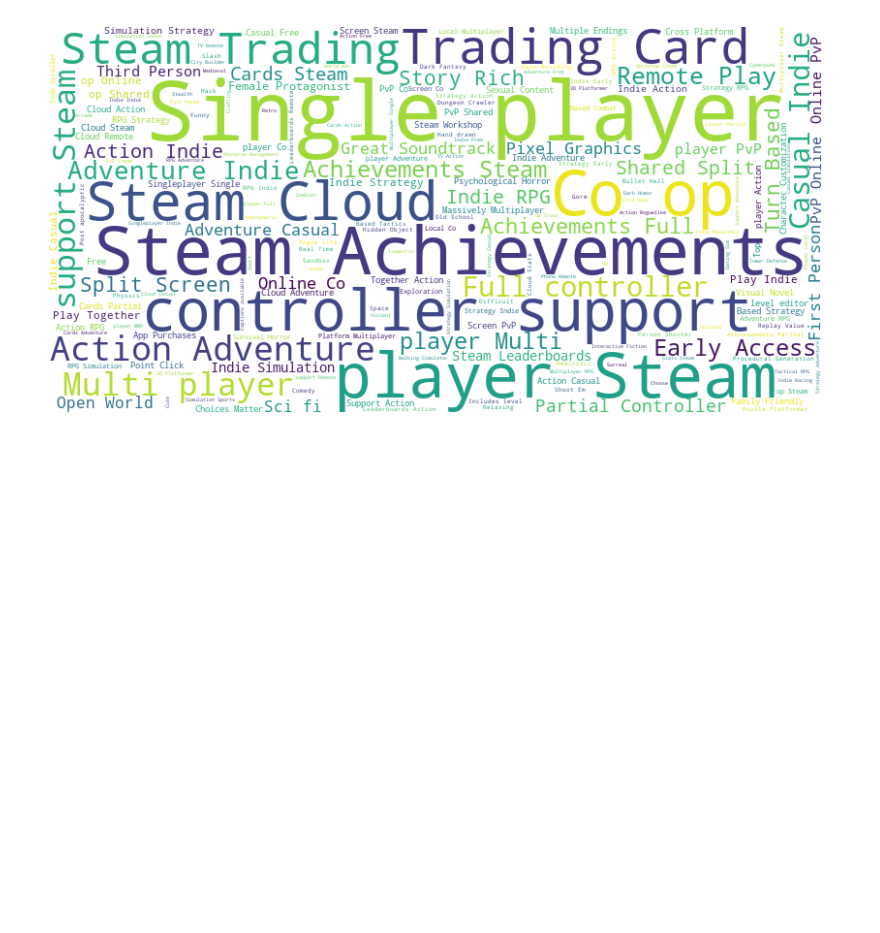
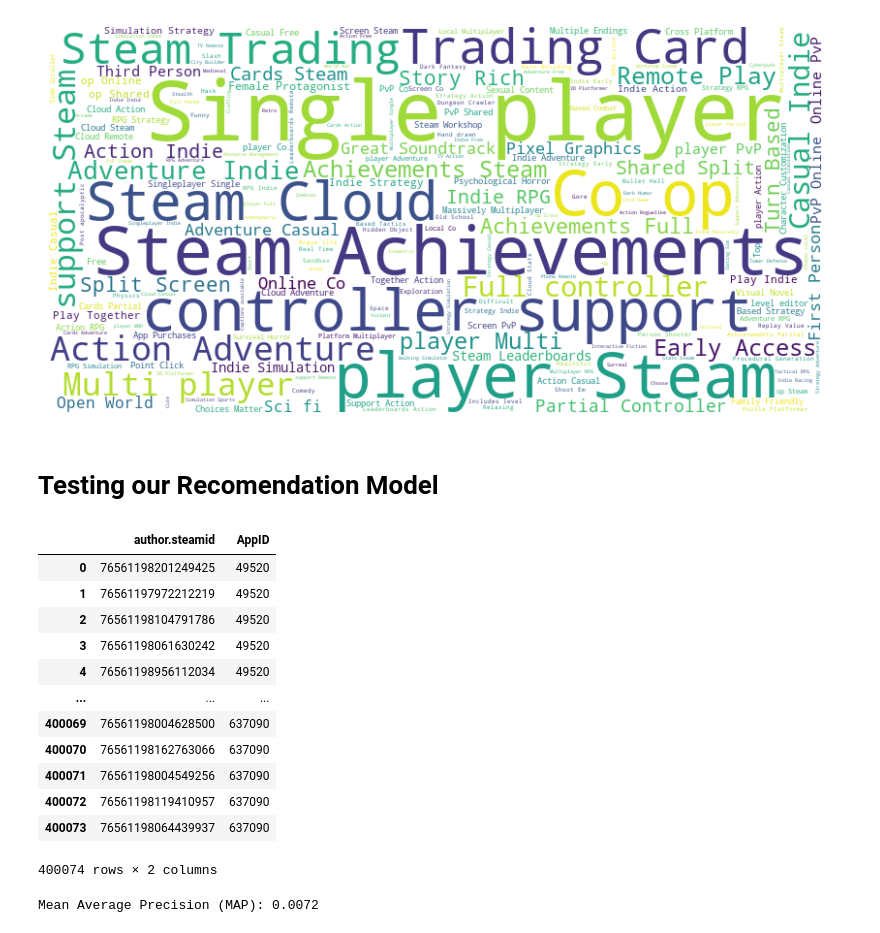
Before and after one commit to GabeAvinaz/Proj_2_Video_Game_Reccomendation_in_R, a Jupyter notebook: Proj_2_Video_Game_Recomendation.ipynb, the cells around one changed output. Saved outputs shown, nothing was run; the diff lists cells and outputs as text; code cells hidden in the pictures; blank space fills up the shorter version.

```diff
--- a/Proj_2_Video_Game_Recomendation.ipynb
+++ b/Proj_2_Video_Game_Recomendation.ipynb
@@ -591,3 +574,5 @@ plt.axis('off')
 plt.show()
 # %% [output]
 [figure]
+# %% [markdown]
+# Testing our Recomendation Model
@@ -593,0 +581,53 @@ plt.show()
+# %%
+test_df = user_item_df[["author.steamid", "AppID"]]
+test_df
+# %% [output]
+|  | author.steamid | AppID |
+| 0 | 76561198201249425 | 49520 |
+| 1 | 76561197972212219 | 49520 |
+| 2 | 76561198104791786 | 49520 |
+| 3 | 76561198061630242 | 49520 |
+| 4 | 76561198956112034 | 49520 |
+| ... | ... | ... |
+| 400069 | 76561198004628500 | 637090 |
+| 400070 | 76561198162763066 | 637090 |
+| 400071 | 76561198004549256 | 637090 |
+| 400072 | 76561198119410957 | 637090 |
+| 400073 | 76561198064439937 | 637090 |
+400074 rows × 2 columns
+# %%
+def calculate_ap_at_k(user_id, k=10):
+    recommended_games_df = get_user_recs(user_id, similarities=user_similarities)
+    ground_truth_games = test_df[test_df['author.steamid'] == user_id]['AppID'].tolist()
+
+    ap = 0.0
+    num_correct_predictions = 0
+
+    for i, app_id in enumerate(recommended_games_df['AppID']):
+        if app_id in ground_truth_games:
+            num_correct_predictions += 1
+            precision_at_k = num_correct_predictions / (i + 1)  # Precision at position k
+            ap += precision_at_k
+
+    if not ground_truth_games:
+        return 0.0
+
+    ap /= min(len(ground_truth_games), k)
+    return ap
+
+def calculate_map():
+    average_precisions = []
+
+    for user_id in test_df['author.steamid'].unique():
+        ap = calculate_ap_at_k(user_id, k=10)
+        average_precisions.append(ap)
+
+    # Calculate the overall MAP score
+    mean_average_precision = sum(average_precisions) / len(average_precisions)
+    return mean_average_precision
+
+# Calculate MAP and print the result
+map_score = calculate_map()
+print(f"Mean Average Precision (MAP): {map_score:.4f}")
+# %% [output]
+Mean Average Precision (MAP): 0.0072
```
Also changed, not shown: parts of 8 cells of this notebook.
